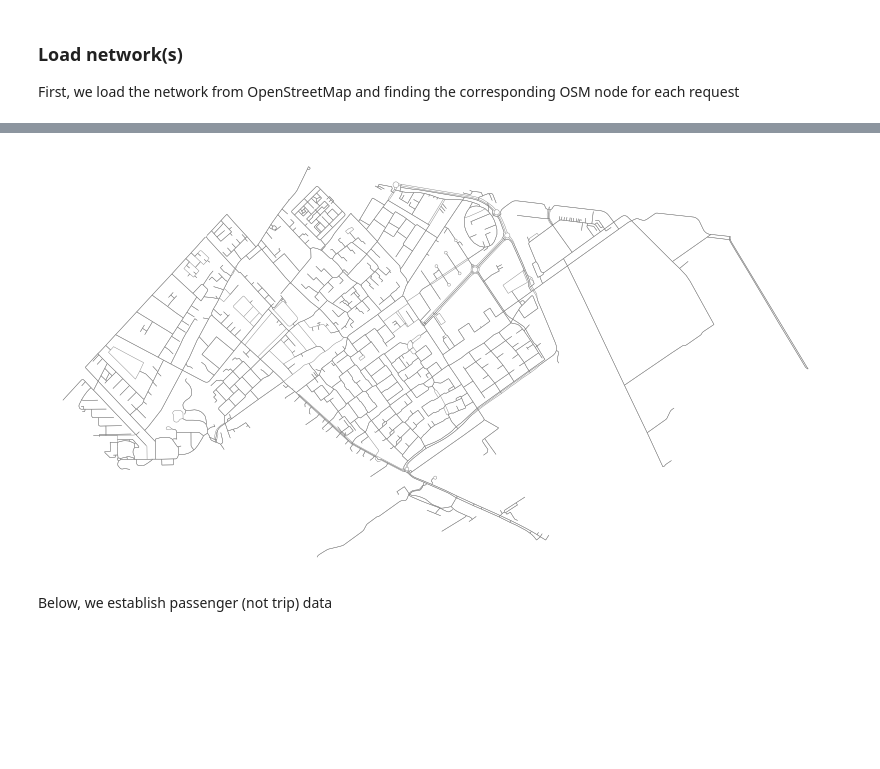
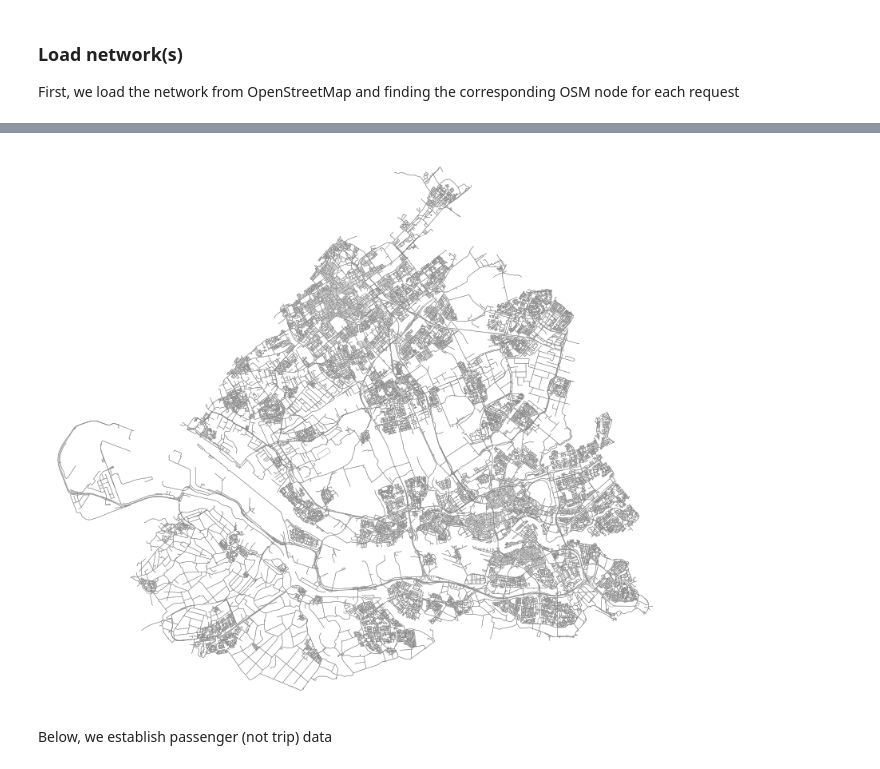
Before and after one commit to Arjan-de-R/FleetMaaS, a Jupyter notebook: source/preprocessing/MRDH/MRDH_demand.ipynb, the cells around one changed output, grey strips where cells are left out. Saved outputs shown, nothing was run; the diff lists cells and outputs as text; code cells hidden in the pictures; blank space fills up the shorter version.

Commit message:
multiple implemetations, including how travellers determine market orders, and incorporating bike and car availabilities

```diff
--- a/source/preprocessing/MRDH/MRDH_demand.ipynb
+++ b/source/preprocessing/MRDH/MRDH_demand.ipynb
@@ -11,21 +11,24 @@ from link_demand_to_osm import *
 from preprocess_utils import *
 # %%
 # input parameters
-study_area = "Nootdorp"
+study_area = "MRDH"
 year = 2025
 month = 4
 day = 1
-min_trip_dist = 200 # meter
+min_trip_dist = 1000 # meter
+# sample_size = 500 # before filtering in this case
 # %%
 # Preprocess
 date = {'year': year, 'month': month, 'day': day}
 nw_type_extensions = {'drive': '', 'bike': '_bike', 'walk': '_walk'}
+skim_available = {'drive': True, 'bike': True}
+presaved_zones = False
 # %% [markdown]
 ### Sample the demand data
 First, we download the data, compute some additional statistics and select trips (possibly based on a filter)
 # %%
-trips = pd.read_csv('Trips_toy.csv', nrows=100)
-pax = pd.read_csv('Persons_toy.csv').sort_values(by='person_id').head(100)
+trips = pd.read_csv('50PercentTrips.csv') #nrows=sample_size
+pax = pd.read_csv('50PercentPersons.csv').sort_values(by='person_id') #.head(sample_size)
 trips
 # %% [output]
 |  | trip_id | person_id | purpose | trip_mode | exact_depart_hour | exact_depart_minute | origin_coordinate_x | ... |
@@ -75,18 +78,3 @@ processed_demand['treq'] = trips.apply(lambda row: determine_treq(row, date=dict
 # %% [markdown]
 ### Load network(s)
 First, we load the network from OpenStreetMap and finding the corresponding OSM node for each request
-# %%
-# First, we download the network data (incl. skim matrices) for each type (drive, bike, walk), which has already been downloaded from OSM and saved
-network_types = determine_preprocessed_network_types(study_area, nw_type_extensions)
-for network_type in network_types:
-    print(f"Loading {network_type} network data")
-    extension = nw_type_extensions[network_type]
-    G, skims = load_fleetpy_network(study_area, network_type)
-    df = pd.DataFrame()
-    df['origin_id'] = processed_demand.apply(lambda row: ox.distance.nearest_nodes(G, row.origin_wgs84[1], row.origin_wgs84[0]), axis=1)
-    df['destination_id'] = processed_demand.apply(lambda row: ox.distance.nearest_nodes(G, row.dest_wgs84[1], row.dest_wgs84[0]), axis=1)
-    # Now we compute additional trip statistics from the skim matrices based on the found nodes
-    df['ttrav'] = df.apply(lambda row: skims['tt'][row.origin_id][row.destination_id], axis=1) # find origin and destination nodes in the graph and compute the shortest path between them based on the travel time matrix
-    df['dist'] = df.apply(lambda row: skims['distance'][int(row.origin_id)][int(row.destination_id)], axis=1) # find origin and destination nodes in the graph and compute the shortest path between them based on the distance matrix
-    df.columns = [col + extension for col in df.columns]
-    processed_demand = pd.concat([processed_demand, df], axis=1)
@@ -96,10 +148,10 @@ Loading bike network data
 # %%
 # Plot network
-_ = ox.plot_graph(G, figsize=(10, 10), node_size=0, edge_linewidth=0.3,
+_ = ox.plot_graph(graphs['drive'], figsize=(10, 10), node_size=0, edge_linewidth=0.3,
                             show=False, close=False,
                             edge_color='grey', bgcolor='white')
 # %% [output]
-[figure, old version]
+[figure, new version]
 # %% [markdown]
 Below, we establish passenger (not trip) data
 # %%
```
Also changed, not shown: parts of 17 cells of this notebook, 11 other files.
